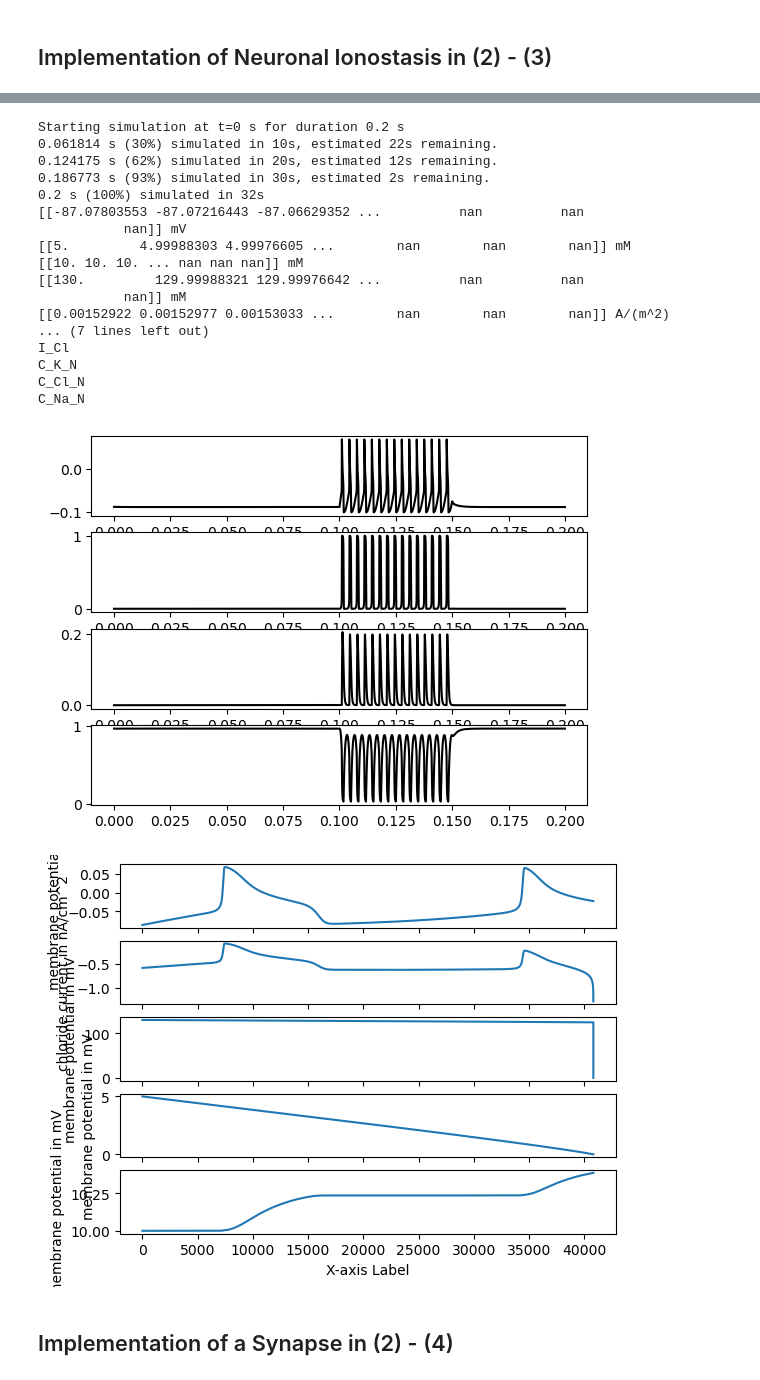
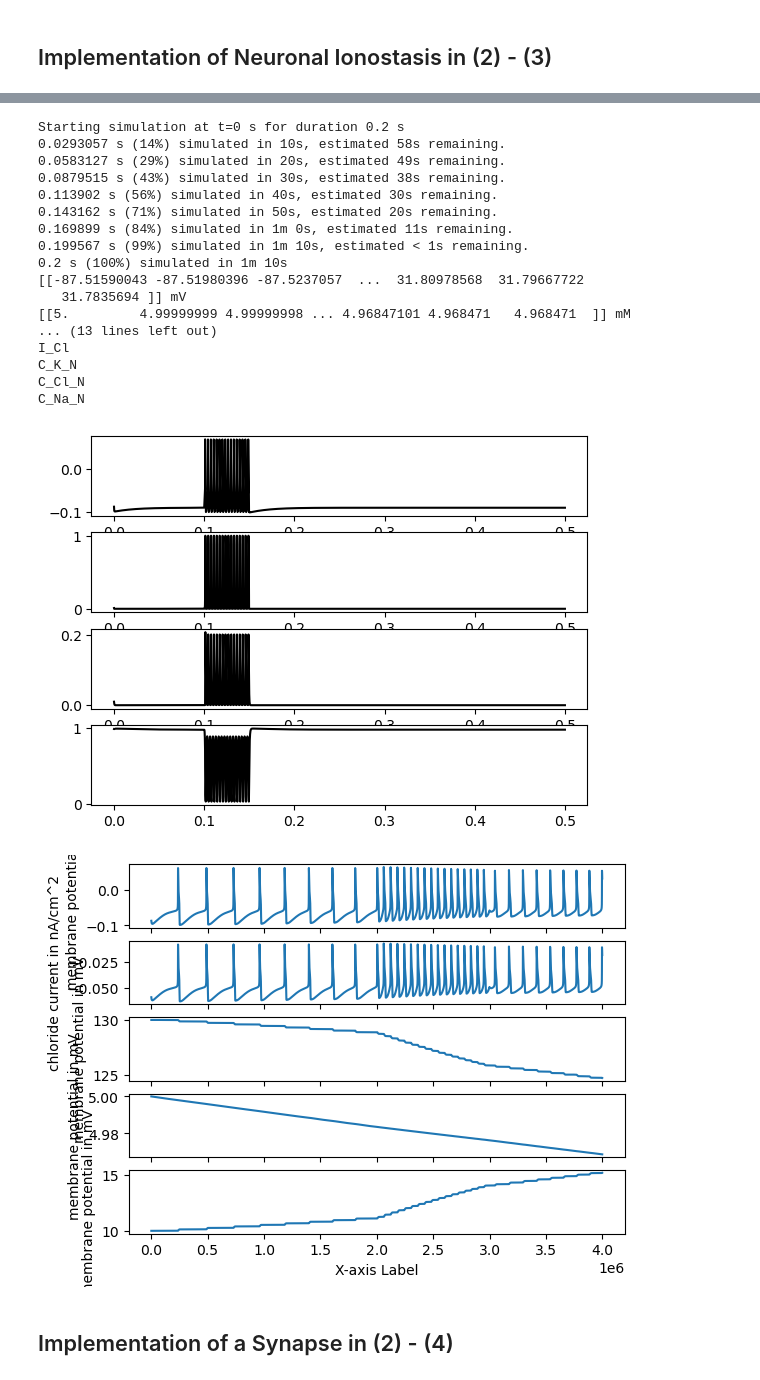
Before and after one commit to luggacode/NGILab, a Jupyter notebook: Modeling/Implementation_neurons_Hodgkin-Huxley.ipynb, the cells around one changed output, grey strips where cells are left out. Saved outputs shown, nothing was run; the diff lists cells and outputs as text; code cells hidden in the pictures.

Commit message:
Restructuring + Calculations necessary for the equilibrium in the HH-ecs model

```diff
--- a/Modeling/Implementation_neurons_Hodgkin-Huxley.ipynb
+++ b/Modeling/Implementation_neurons_Hodgkin-Huxley.ipynb
@@ -600,9 +600,9 @@ def lpc5_parameters(model='hh-neuron',**kwargs):
             'c_m' : 1*ufarad/cm**2,
             'g_Na': 2.04e6*usiemens/cm**2,
             'g_K' : 0.638e6*usiemens/cm**2,
-            'g_Cl': 0.338e3*usiemens/cm**2,
+            'g_Cl': 0.338e2*usiemens/cm**2,
             #'g_Cl': 0*usiemens/cm**2,
-            'g_KCC' : 0.2e6*usiemens/cm**2,
+            'g_KCC' : 0.2e-6*usiemens/cm**2,
             'v_thr' : 0*mvolt,
             ## Gating variables
             'U_m' : -38*mvolt,
@@ -650,7 +650,7 @@ def lpc5_parameters(model='hh-neuron',**kwargs):
     pars['e'] = math.e
 
     # Thermal Voltage
-    pars['V_T'] =  pars['k']*pars['T_exp']*kelvin/pars['q']
+    pars['V_T'] = pars['k']*pars['T_exp']*kelvin/pars['q']
 
     return pars
 
@@ -679,12 +679,16 @@ def lpc5_neuron(N,params,model='hh-ecs',name='hh*',dt=None):
                          dt=dt)
 
     # Initialize gating variables
-    neuron.m = calculate_gating_variable_m(-87.51590043)
-    neuron.h = calculate_gating_variable_h(-87.51590043)
-    neuron.n = calculate_gating_variable_n(-87.51590043)
+    neuron.m = 0.01
+    #calculate_gating_variable_m(-87.51590043)
+    neuron.h = 0.99
+    #calculate_gating_variable_h(-87.51590043)
+    neuron.n = 0.01
+    #calculate_gating_variable_n(-87.51590043)
 
     # Initialize membrane potential
-    neuron.v = NernstPotential(params['C0_Cl_E'],params['C0_Cl_N'],-1,params['T_exp'])*volt
+    neuron.v = -87.51590043*mvolt
+
     #print(NernstPotential(params['C0_Cl_E'], params['C0_Cl_N'], -1, params['T_exp'])*volt)
 
 
@@ -708,7 +712,7 @@ def lpc5_simulation(duration=1.0,model='hh-ecs', show_monitor = True, **kwargs):
     params = lpc5_parameters(model=model,T_ramp=duration*second,**kwargs)
 
     # Initialize model
-    cell = lpc5_neuron(1,params,model=model,name='hh*',dt=0.1*us)
+    cell = lpc5_neuron(1,params,model=model,name='hh*',dt=0.05*us)
 
     # Set monitors
     if model=='hh-neuron':
@@ -716,7 +720,7 @@ def lpc5_simulation(duration=1.0,model='hh-ecs', show_monitor = True, **kwargs):
     elif model=='hh-ecs':
         variables = ['v','C_Cl_N','C_Na_N','C_K_N','I_K','I_Na','I_Cl','E_Cl'] #'n_Cl_N','n_K_N'
 
-    sv_mon = StateMonitor(cell,variables=variables,record=True,dt=0.1*us,name='svmon')
+    sv_mon = StateMonitor(cell,variables=variables,record=True,dt=0.05*us,name='svmon')
 
     # Gene
     network = Network([cell,sv_mon])
@@ -791,7 +795,7 @@ if __name__=="__main__":
     print(lpc5_parameters('hh-ecs',I_dc=10**4.5*nA/cm**2))
 
     # Single Neuron HH
-    hh_neuron_mon, time_list = lpc5_simulation(duration=0.2,model='hh-neuron', I_dc=10**4.2*nA/cm**2)
+    hh_neuron_mon, time_list = lpc5_simulation(duration=0.5,model='hh-neuron', I_dc=10**4.2*nA/cm**2)
 
     # Reinitialization
     device.reinit()
@@ -829,22 +838,22 @@ WARNING    The NeuronGroup 'hh_2' sets a threshold but neither a reset condition
 Starting simulation at t=0 s for duration 0.2 s
-0.061814 s (30%) simulated in 10s, estimated 22s remaining.
-0.124175 s (62%) simulated in 20s, estimated 12s remaining.
-0.186773 s (93%) simulated in 30s, estimated 2s remaining.
-0.2 s (100%) simulated in 32s
-[[-87.07803553 -87.07216443 -87.06629352 ...          nan          nan
-           nan]] mV
-[[5.         4.99988303 4.99976605 ...        nan        nan        nan]] mM
-[[10. 10. 10. ... nan nan nan]] mM
-[[130.         129.99988321 129.99976642 ...          nan          nan
-           nan]] mM
-[[0.00152922 0.00152977 0.00153033 ...        nan        nan        nan]] A/(m^2)
-... (7 lines left out)
+0.0293057 s (14%) simulated in 10s, estimated 58s remaining.
+0.0583127 s (29%) simulated in 20s, estimated 49s remaining.
+0.0879515 s (43%) simulated in 30s, estimated 38s remaining.
+0.113902 s (56%) simulated in 40s, estimated 30s remaining.
+0.143162 s (71%) simulated in 50s, estimated 20s remaining.
+0.169899 s (84%) simulated in 1m 0s, estimated 11s remaining.
+0.199567 s (99%) simulated in 1m 10s, estimated < 1s remaining.
+0.2 s (100%) simulated in 1m 10s
+[[-87.51590043 -87.51980396 -87.5237057  ...  31.80978568  31.79667722
+   31.7835694 ]] mV
+[[5.         4.99999999 4.99999998 ... 4.96847101 4.968471   4.968471  ]] mM
+... (13 lines left out)
 I_Cl
 C_K_N
 C_Cl_N
 C_Na_N
-[figure, old version]
+[figure, new version]
-[figure, old version]
+[figure, new version]
 # %% [markdown]
 ## Implementation of a Synapse in (2) - (4)
 # %%
```
Also changed, not shown: parts of 2 cells of this notebook, 3 other files.
